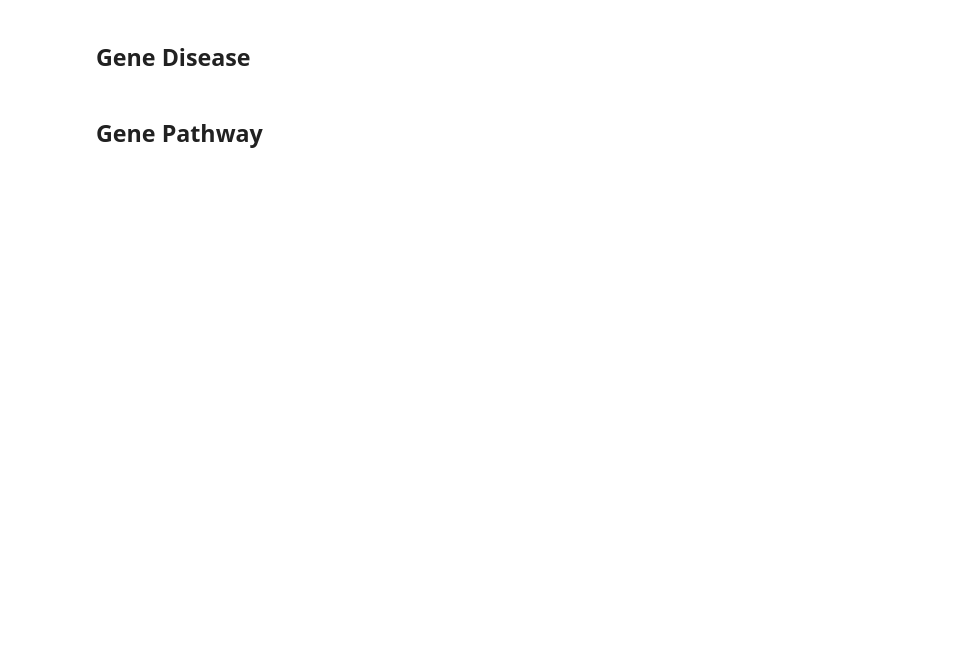
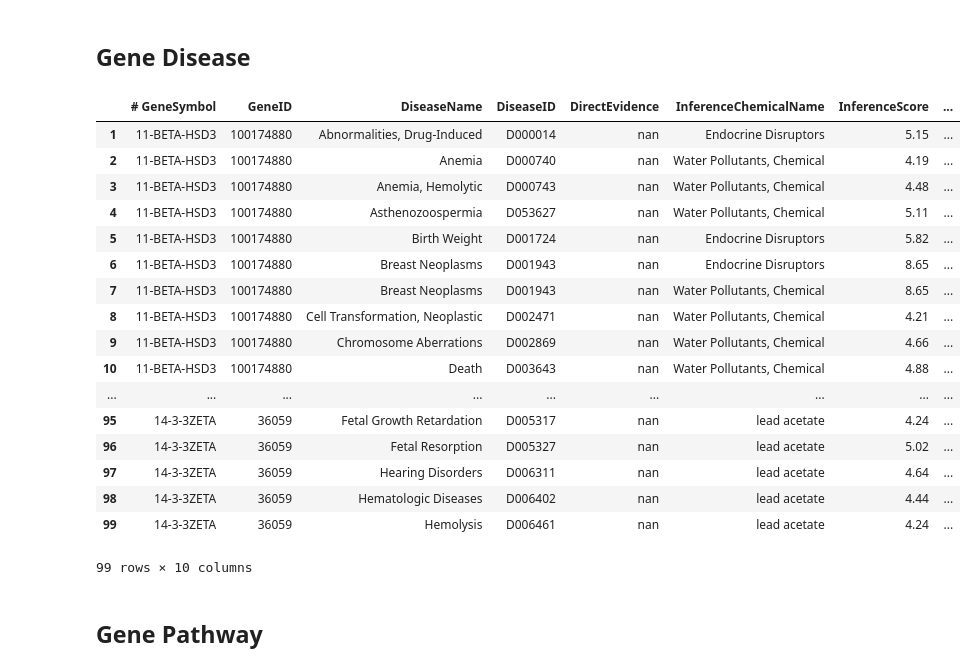
Before and after one commit to colemai/msc-thesis, a Jupyter notebook: ctd-to-nt.ipynb, the cells around one changed output. Saved outputs shown, nothing was run; the diff lists cells and outputs as text; code cells hidden in the pictures; blank space fills up the shorter version.

```diff
--- a/ctd-to-nt.ipynb
+++ b/ctd-to-nt.ipynb
@@ -136,5 +175,6 @@ df_gd = pd.read_csv('csvs/CTD_genes_diseases.csv', skiprows=27)
 # %%
 # Must make some quick refinements to ensure resulting URLs work
+df_gd['GeneID'] = df_gd['GeneID'].fillna(0).astype(int)
 df_gd['GeneID'] = df_gd.GeneID.astype(int)
 df_gd['DirectEvidence'] = df_gd.DirectEvidence.astype(str)
 df_gd['DiseaseID'] = df_gd['DiseaseID'].str.replace('MESH:', '')
@@ -158,6 +198,27 @@ obj_col = 'DiseaseID'
 pred_col = 'Predicate'
 
 convert_df_nt(df_gd, 'output_gd.nt', subj_url, subj_col, obj_url, obj_col, pred_col)
+# %%
+df_gd
+# %% [output]
+|  | # GeneSymbol | GeneID | DiseaseName | DiseaseID | DirectEvidence | InferenceChemicalName | InferenceScore | ... |
+| 1 | 11-BETA-HSD3 | 100174880 | Abnormalities, Drug-Induced | D000014 | nan | Endocrine Disruptors | 5.15 | ... |
+| 2 | 11-BETA-HSD3 | 100174880 | Anemia | D000740 | nan | Water Pollutants, Chemical | 4.19 | ... |
+| 3 | 11-BETA-HSD3 | 100174880 | Anemia, Hemolytic | D000743 | nan | Water Pollutants, Chemical | 4.48 | ... |
+| 4 | 11-BETA-HSD3 | 100174880 | Asthenozoospermia | D053627 | nan | Water Pollutants, Chemical | 5.11 | ... |
+| 5 | 11-BETA-HSD3 | 100174880 | Birth Weight | D001724 | nan | Endocrine Disruptors | 5.82 | ... |
+| 6 | 11-BETA-HSD3 | 100174880 | Breast Neoplasms | D001943 | nan | Endocrine Disruptors | 8.65 | ... |
+| 7 | 11-BETA-HSD3 | 100174880 | Breast Neoplasms | D001943 | nan | Water Pollutants, Chemical | 8.65 | ... |
+| 8 | 11-BETA-HSD3 | 100174880 | Cell Transformation, Neoplastic | D002471 | nan | Water Pollutants, Chemical | 4.21 | ... |
+| 9 | 11-BETA-HSD3 | 100174880 | Chromosome Aberrations | D002869 | nan | Water Pollutants, Chemical | 4.66 | ... |
+| 10 | 11-BETA-HSD3 | 100174880 | Death | D003643 | nan | Water Pollutants, Chemical | 4.88 | ... |
+| ... | ... | ... | ... | ... | ... | ... | ... | ... |
+| 95 | 14-3-3ZETA | 36059 | Fetal Growth Retardation | D005317 | nan | lead acetate | 4.24 | ... |
+| 96 | 14-3-3ZETA | 36059 | Fetal Resorption | D005327 | nan | lead acetate | 5.02 | ... |
+| 97 | 14-3-3ZETA | 36059 | Hearing Disorders | D006311 | nan | lead acetate | 4.64 | ... |
+| 98 | 14-3-3ZETA | 36059 | Hematologic Diseases | D006402 | nan | lead acetate | 4.44 | ... |
+| 99 | 14-3-3ZETA | 36059 | Hemolysis | D006461 | nan | lead acetate | 4.24 | ... |
+99 rows × 10 columns
 # %% [markdown]
 ## Gene Pathway
 # %%
```
Also changed, not shown: parts of 14 cells of this notebook, 1 other file.
